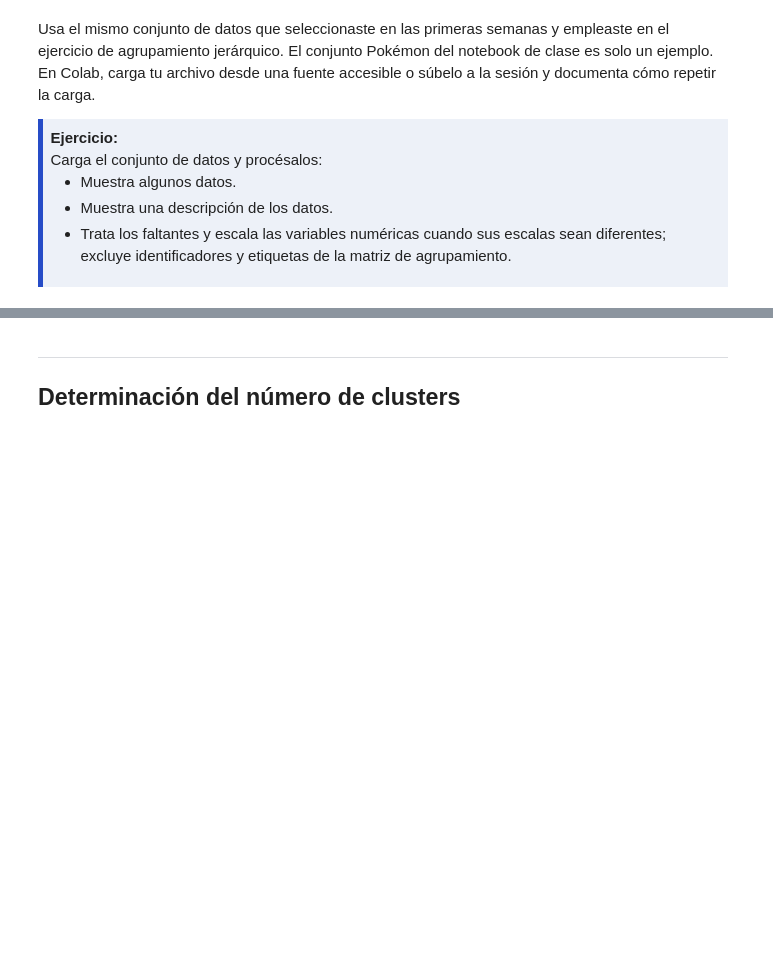
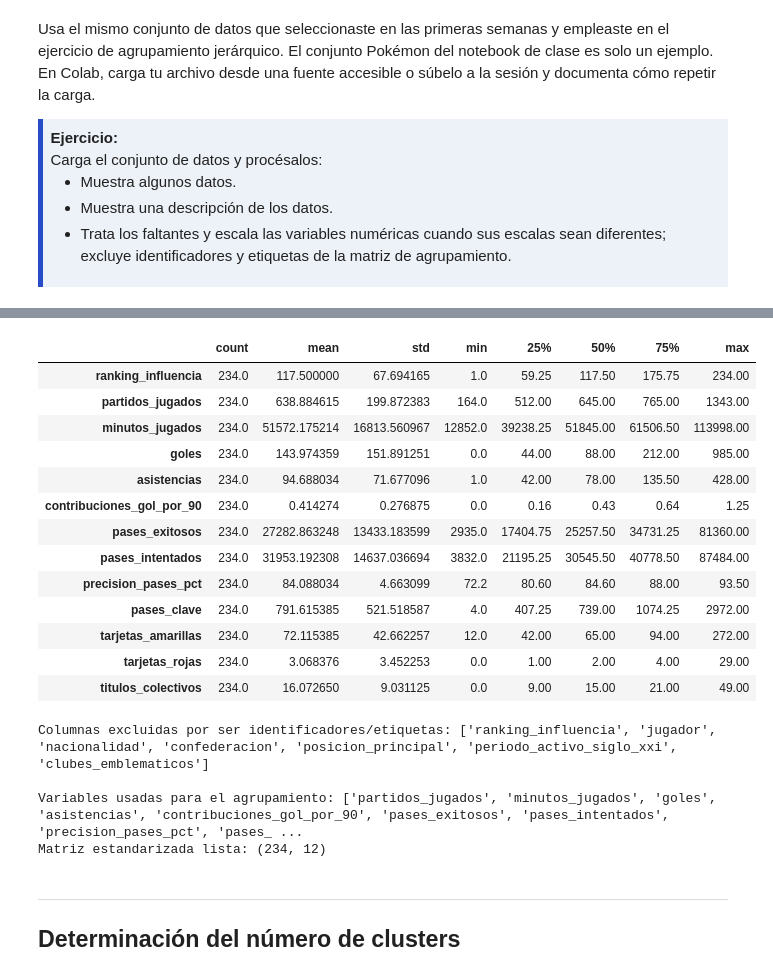
Before and after one commit to juanfercaicedo/AprendizajeAutomaticoInicial, a Jupyter notebook: Deber/04-Agrupamiento-kMeans.ipynb, the cells around one changed output, grey strips where cells are left out. Drawn from its saved outputs; the diff is of its cells as text; code cells hidden in the pictures; blank space fills up the shorter version.

```diff
--- a/Deber/04-Agrupamiento-kMeans.ipynb
+++ b/Deber/04-Agrupamiento-kMeans.ipynb
@@ -62,0 +60,52 @@ datos = pd.read_csv(url)
+# %%
+url = 'https://raw.githubusercontent.com/juanfercaicedo/AprendizajeAutomaticoInicial/refs/heads/main/Dataset/futbollStats.csv'
+datos = pd.read_csv(url)
+
+# 1. Mostrar algunos datos
+display(datos.head())
+
+# 2. Descripción general y valores faltantes
+print("\nInformación y tipos de datos:")
+print(datos.info())
+
+print("\nEstadísticas descriptivas (numéricas):")
+display(datos.describe().T)
+
+# 3. Tratamiento de faltantes y selección de variables numéricas para k-Means
+df_prep = datos.copy()
+
+# Identificar columnas numéricas y excluir identificadores/etiquetas/metadatos de la imagen
+cols_excluir = [
+    'ranking_influencia',
+    'jugador',
+    'nacionalidad',
+    'confederacion',
+    'posicion_principal',
+    'periodo_activo_siglo_xxi',
+    'clubes_emblematicos'
+]
+
+posibles_excluir = [col for col in df_prep.columns if col in cols_excluir]
+print("\nColumnas excluidas por ser identificadores/etiquetas:", posibles_excluir)
+
+cols_numericas = [
+    col for col in df_prep.select_dtypes(include=[np.number]).columns
+    if col not in posibles_excluir
+]
+
+# Imputar valores faltantes en variables numéricas con la mediana
+for col in cols_numericas:
+    if df_prep[col].isnull().any():
+        df_prep[col] = df_prep[col].fillna(df_prep[col].median())
+
+# Eliminar filas que aún tengan nulos en las columnas de análisis (si ocurriera)
+df_prep = df_prep.dropna(subset=cols_numericas).reset_index(drop=True)
+
+# Estandarización (media = 0, desviación estándar = 1)
+scaler = StandardScaler()
+X_scaled = scaler.fit_transform(df_prep[cols_numericas])
+X_scaled_df = pd.DataFrame(X_scaled, columns=cols_numericas)
+
+print("\nVariables usadas para el agrupamiento:", cols_numericas)
+print("Matriz estandarizada lista:", X_scaled.shape)
+# %% [output]
@@ -63,3 +135,21 @@ datos = pd.read_csv(url)
+|  | count | mean | std | min | 25% | 50% | 75% | max |
+| ranking_influencia | 234.0 | 117.500000 | 67.694165 | 1.0 | 59.25 | 117.50 | 175.75 | 234.00 |
+| partidos_jugados | 234.0 | 638.884615 | 199.872383 | 164.0 | 512.00 | 645.00 | 765.00 | 1343.00 |
+| minutos_jugados | 234.0 | 51572.175214 | 16813.560967 | 12852.0 | 39238.25 | 51845.00 | 61506.50 | 113998.00 |
+| goles | 234.0 | 143.974359 | 151.891251 | 0.0 | 44.00 | 88.00 | 212.00 | 985.00 |
+| asistencias | 234.0 | 94.688034 | 71.677096 | 1.0 | 42.00 | 78.00 | 135.50 | 428.00 |
+| contribuciones_gol_por_90 | 234.0 | 0.414274 | 0.276875 | 0.0 | 0.16 | 0.43 | 0.64 | 1.25 |
+| pases_exitosos | 234.0 | 27282.863248 | 13433.183599 | 2935.0 | 17404.75 | 25257.50 | 34731.25 | 81360.00 |
+| pases_intentados | 234.0 | 31953.192308 | 14637.036694 | 3832.0 | 21195.25 | 30545.50 | 40778.50 | 87484.00 |
+| precision_pases_pct | 234.0 | 84.088034 | 4.663099 | 72.2 | 80.60 | 84.60 | 88.00 | 93.50 |
+| pases_clave | 234.0 | 791.615385 | 521.518587 | 4.0 | 407.25 | 739.00 | 1074.25 | 2972.00 |
+| tarjetas_amarillas | 234.0 | 72.115385 | 42.662257 | 12.0 | 42.00 | 65.00 | 94.00 | 272.00 |
+| tarjetas_rojas | 234.0 | 3.068376 | 3.452253 | 0.0 | 1.00 | 2.00 | 4.00 | 29.00 |
+| titulos_colectivos | 234.0 | 16.072650 | 9.031125 | 0.0 | 9.00 | 15.00 | 21.00 | 49.00 |
+Columnas excluidas por ser identificadores/etiquetas: ['ranking_influencia', 'jugador', 'nacionalidad', 'confederacion', 'posicion_principal', 'periodo_activo_siglo_xxi', 'clubes_emblematicos']
+
+Variables usadas para el agrupamiento: ['partidos_jugados', 'minutos_jugados', 'goles', 'asistencias', 'contribuciones_gol_por_90', 'pases_exitosos', 'pases_intentados', 'precision_pases_pct', 'pases_ ...
+Matriz estandarizada lista: (234, 12)
 # %% [markdown]
 ---
 ## <font color='264CC7'> Determinación del número de clusters </font>
```
Also changed, not shown: parts of 7 cells of this notebook.
